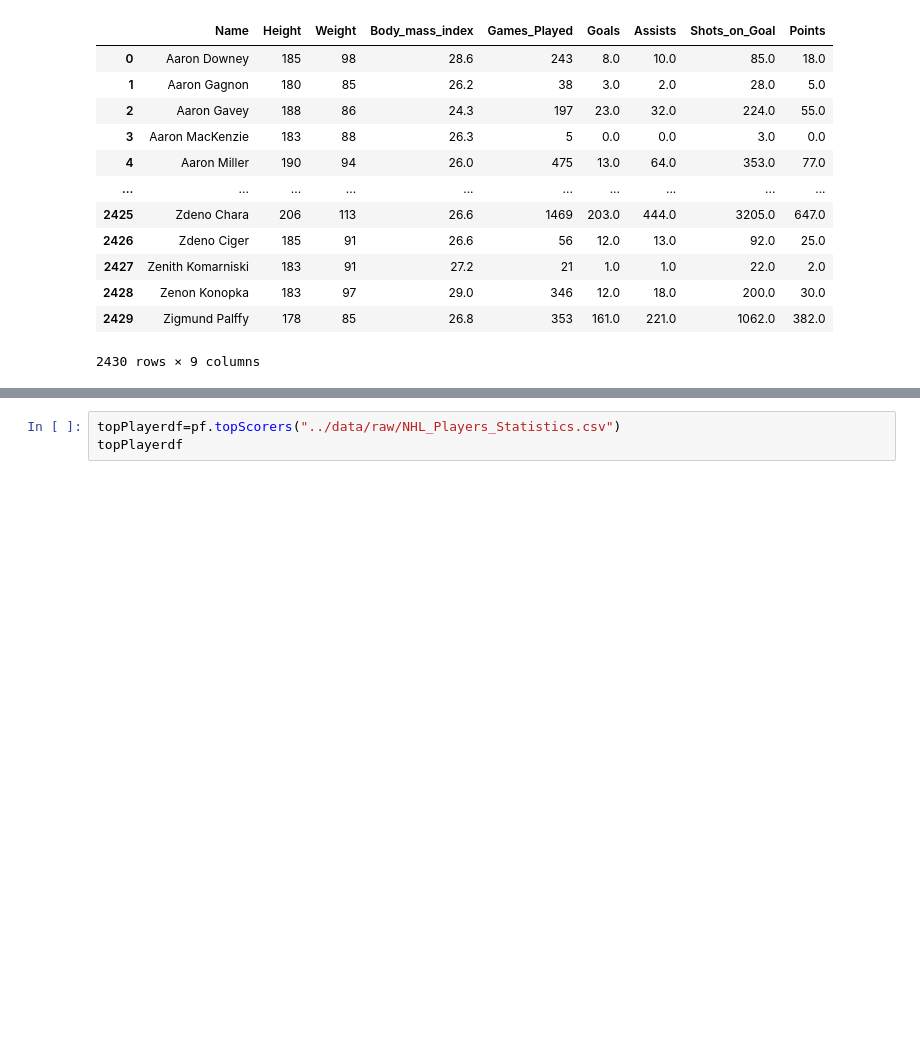
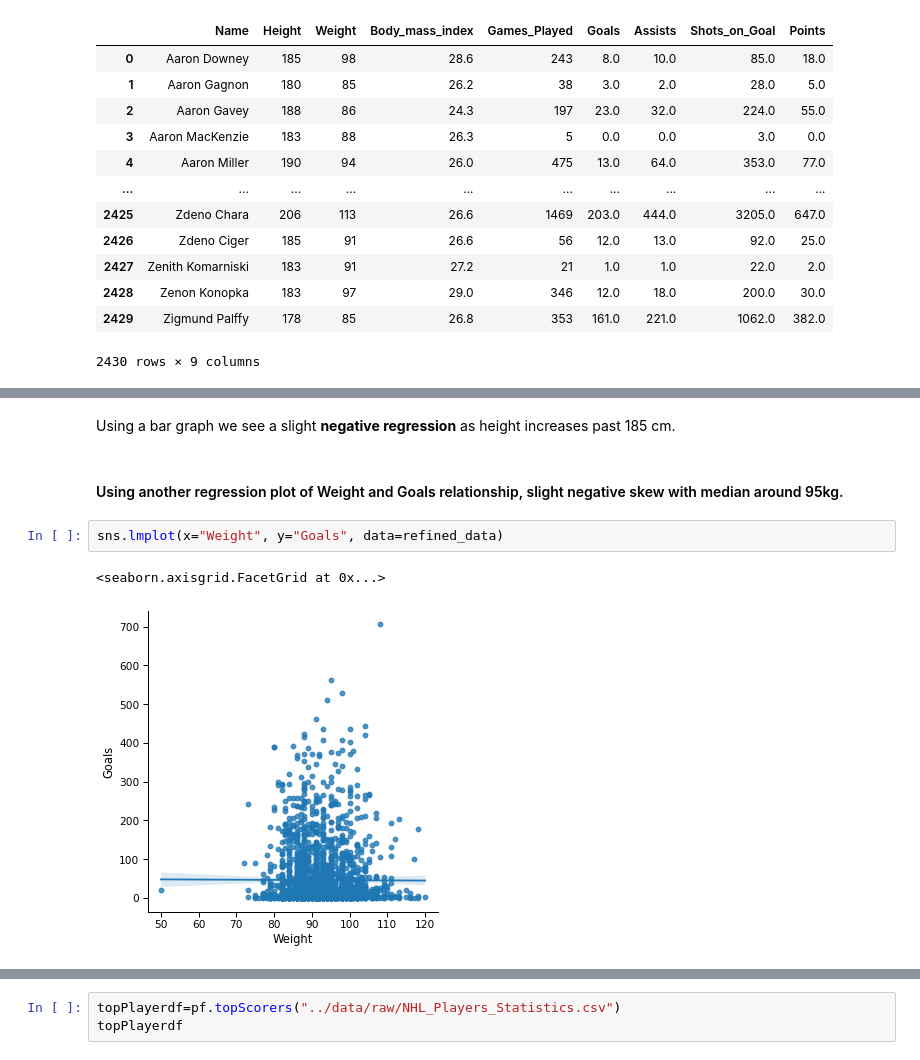
Before and after one commit to data301-2021-winter1/project-group38-project, a Jupyter notebook: notebooks/analysis1.ipynb, the cells around one changed output, grey strips where cells are left out. Cells and saved outputs as stored; diff of their text form; blank space fills up the shorter version.

```diff
--- a/notebooks/analysis1.ipynb
+++ b/notebooks/analysis1.ipynb
@@ -217,0 +193,9 @@ refined_data
+# %% [markdown]
+Using a bar graph we see a slight **negative regression** as height increases past 185 cm.
+# %% [markdown]
+#### Using another regression plot of Weight and Goals relationship, slight negative skew with median around 95kg.
+# %%
+sns.lmplot(x="Weight", y="Goals", data=refined_data)
+# %% [output]
+<seaborn.axisgrid.FacetGrid at 0x...>
+[figure, added]
```
Also changed, not shown: parts of 54 cells of this notebook.
